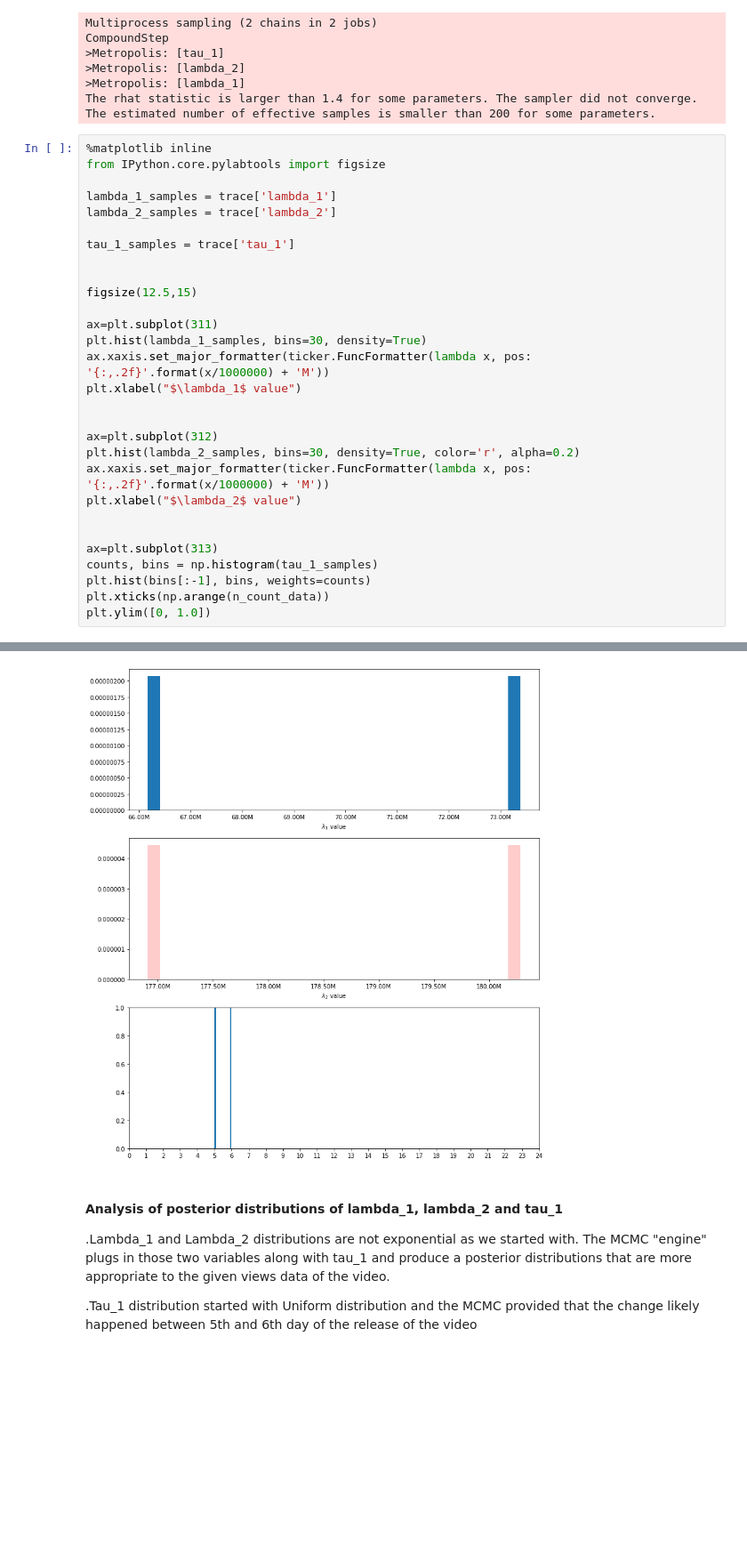
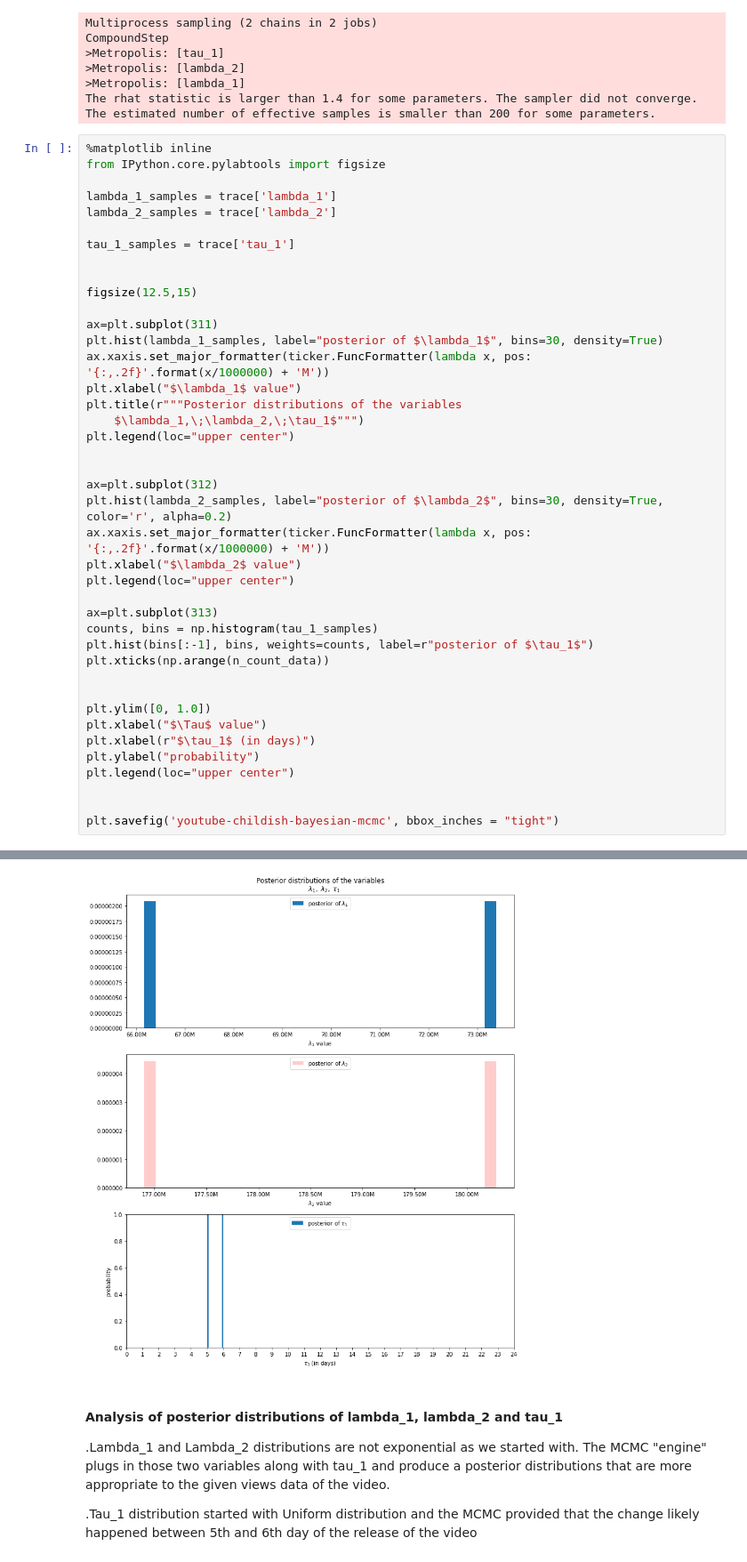
Before and after one commit to fariha23/YouTube_Data_Analysis_Video_Categories, a Jupyter notebook: YouTube-Statistics.ipynb, the cells around one changed output, grey strips where cells are left out. Shown at 89% size. Cells and saved outputs as stored; diff of their text form; blank space fills up the shorter version.

```diff
--- a/YouTube-Statistics.ipynb
+++ b/YouTube-Statistics.ipynb
@@ -375,20 +419,32 @@ tau_1_samples = trace['tau_1']
 figsize(12.5,15)
 
 ax=plt.subplot(311)
-plt.hist(lambda_1_samples, bins=30, density=True)
+plt.hist(lambda_1_samples, label="posterior of $\lambda_1$", bins=30, density=True)
 ax.xaxis.set_major_formatter(ticker.FuncFormatter(lambda x, pos: '{:,.2f}'.format(x/1000000) + 'M'))
 plt.xlabel("$\lambda_1$ value")
+plt.title(r"""Posterior distributions of the variables
+    $\lambda_1,\;\lambda_2,\;\tau_1$""")
+plt.legend(loc="upper center")
 
 
 ax=plt.subplot(312)
-plt.hist(lambda_2_samples, bins=30, density=True, color='r', alpha=0.2)
+plt.hist(lambda_2_samples, label="posterior of $\lambda_2$", bins=30, density=True, color='r', alpha=0.2)
 ax.xaxis.set_major_formatter(ticker.FuncFormatter(lambda x, pos: '{:,.2f}'.format(x/1000000) + 'M'))
 plt.xlabel("$\lambda_2$ value")
-
+plt.legend(loc="upper center")
 
 ax=plt.subplot(313)
 counts, bins = np.histogram(tau_1_samples)
-plt.hist(bins[:-1], bins, weights=counts)
+plt.hist(bins[:-1], bins, weights=counts, label=r"posterior of $\tau_1$")
 plt.xticks(np.arange(n_count_data))
+
+
 plt.ylim([0, 1.0])
+plt.xlabel("$\Tau$ value")
+plt.xlabel(r"$\tau_1$ (in days)")
+plt.ylabel("probability")
+plt.legend(loc="upper center")
+
+
+plt.savefig('youtube-childish-bayesian-mcmc', bbox_inches = "tight")
 # %% [output]
@@ -396,4 +451,4 @@ plt.ylim([0, 1.0])
-[figure, old version]
+[figure, new version]
 # %% [markdown]
 #### Analysis of posterior distributions of lambda_1, lambda_2 and tau_1
 .Lambda_1 and Lambda_2 distributions are not exponential as we started with. The MCMC "engine" plugs in those two variables along with tau_1 and produce a posterior distributions that are more appropriate to the given views data of the video.
```
Also changed, not shown: parts of 14 cells of this notebook, 5 other files.
